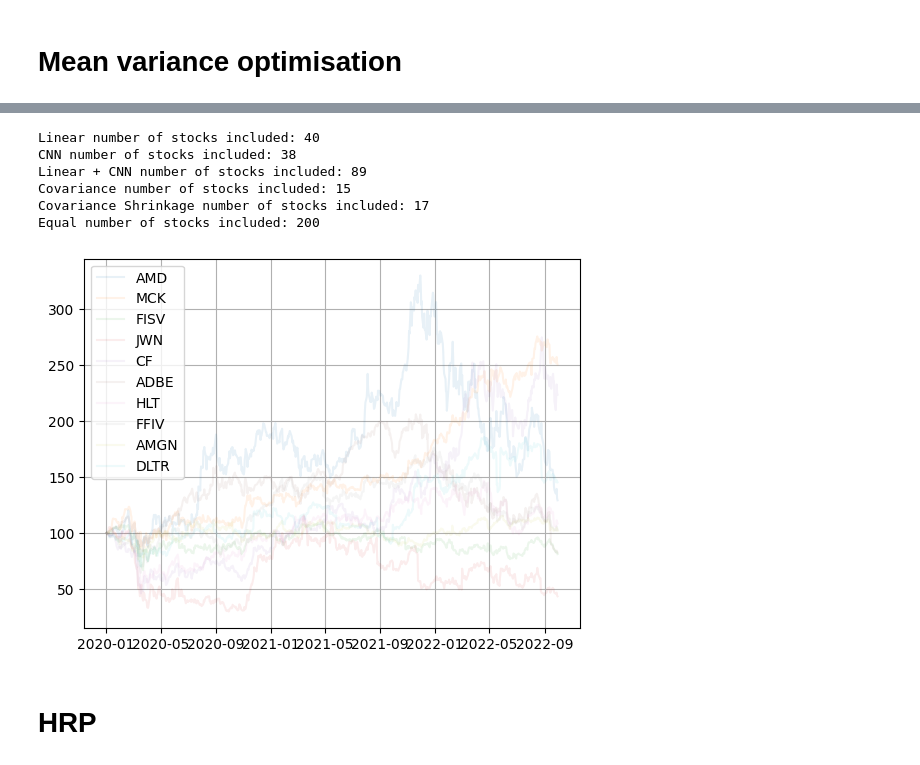
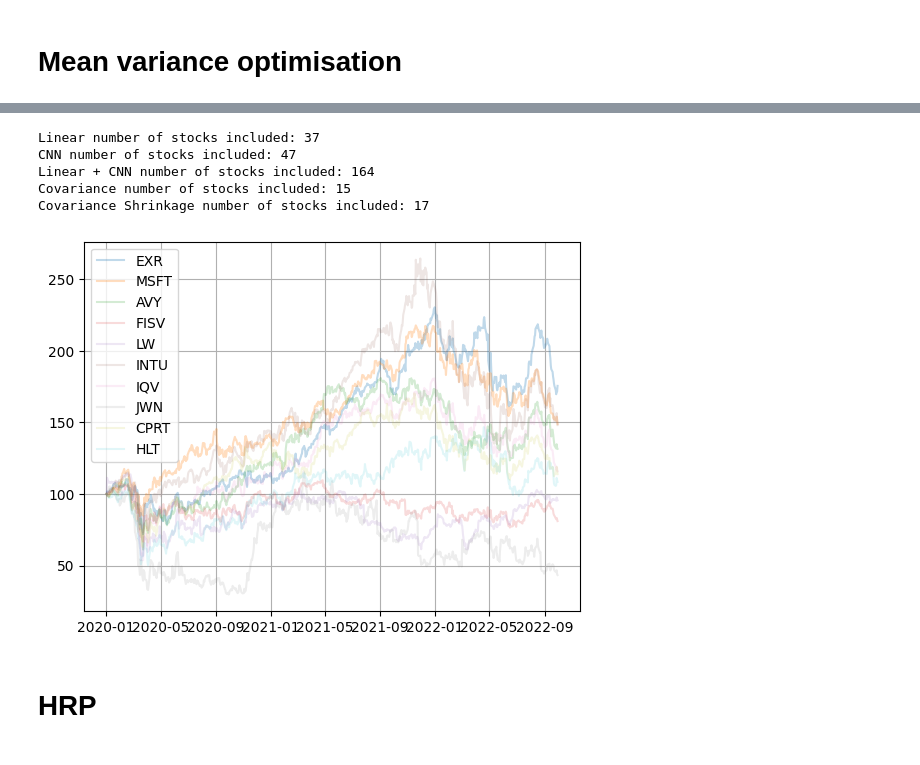
Before and after one commit to rorycreedon/portfolio_metric_learning, a Jupyter notebook: mean_var_experiments.ipynb, the cells around one changed output, grey strips where cells are left out. Cells and saved outputs as stored; diff of their text form; code cells hidden in the pictures.

```diff
--- a/mean_var_experiments.ipynb
+++ b/mean_var_experiments.ipynb
@@ -182,23 +191,22 @@ Covariance Shrinkage sharpe 0.21535984607553751
 Equal sharpe 0.27722415574076253
 S&P 500 0.20868407278075438
 # %%
-for model in ["Linear", "CNN", "Linear + CNN", "Covariance", "Covariance Shrinkage", "Equal"]:
+for model in ["Linear", "CNN", "Linear + CNN", "Covariance", "Covariance Shrinkage"]:
     print(model, "number of stocks included:", np.count_nonzero(weights[model]))
 # %% [output]
-Linear number of stocks included: 40
-CNN number of stocks included: 38
-Linear + CNN number of stocks included: 89
+Linear number of stocks included: 37
+CNN number of stocks included: 47
+Linear + CNN number of stocks included: 164
 Covariance number of stocks included: 15
 Covariance Shrinkage number of stocks included: 17
-Equal number of stocks included: 200
 # %%
 # Plot performance of CNN stocks
-for i in weights['Linear + CNN'].sort_values(by='weights', ascending=False).head(10).index:
-    plt.plot(prices_test[i], label=i, alpha=min(weights['Linear + CNN'].loc[i, 'weights']*3, 1))
+for i in weights['Linear'].sort_values(by='weights', ascending=False).head(10).index:
+    plt.plot(prices_test[i], label=i, alpha=min(weights['Linear'].loc[i, 'weights']*3, 1))
 plt.legend()
 plt.grid();
 # %% [output]
-[figure, old version]
+[figure, new version]
 # %% [markdown]
 # HRP
 # %%
```
Also changed, not shown: parts of 11 cells of this notebook, 6 other files.
